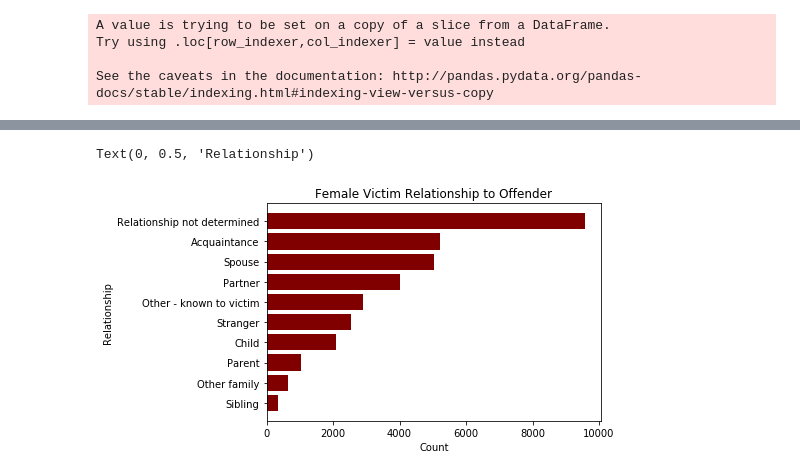
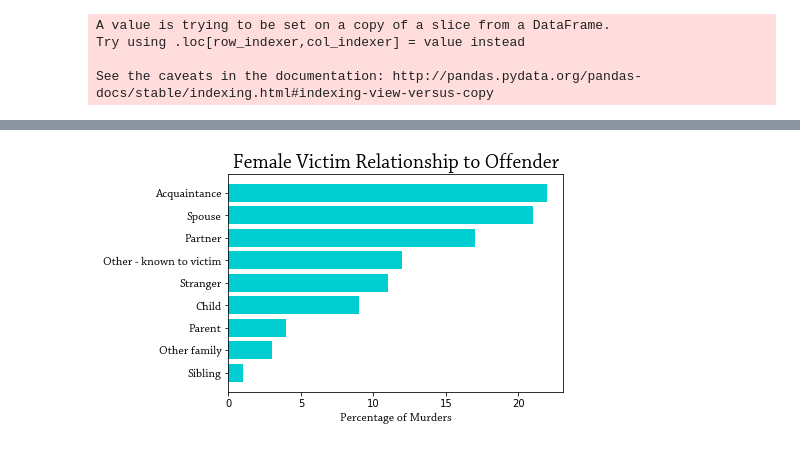
Before and after one commit to bendgame/Project-one, a Jupyter notebook: Midwest_Murder_Relationships.ipynb, the cells around one changed output, grey strips where cells are left out. Cells and saved outputs as stored; diff of their text form; code cells hidden in the pictures.

Commit message:
Colors on M/F charts finished. Re-did double bar chart. Started weapons.

```diff
--- a/Midwest_Murder_Relationships.ipynb
+++ b/Midwest_Murder_Relationships.ipynb
@@ -77,8 +76,19 @@ See the caveats in the documentation: http://pandas.pydata.org/pandas-docs/stabl
 # %%
-#Create female victim dataframe by relationship
+#Female Datafarme - pull out only female victims
 victims_df = relationship_df[['Relationship', 'VicSex']]
-female = victims_df.loc[victims_df["VicSex"] == "Female", :]
+female_victims = victims_df.loc[victims_df["VicSex"]=='Female', :]
+
+#Group Female Victims by Relationships
 female_victims = female.groupby('Relationship').count()
+
+#Rename columns
 female_victims_df = female_victims.rename(columns={"VicSex": "Female Victim"})
+
+#Sort values so graphs are in ascending order
 female_df = female_victims_df.reset_index().sort_values("Female Victim")
-female_df
+
+#Drop the highest outlier value: Relationship Undefined
+female_df = female_df.drop(6)
+
+#Unsort female df for double bar chart
+unsort_female_df = female_victims_df.reset_index().drop(6)
@@ -96,0 +102,5 @@ female_df
+# %%
+#Calculate the percentage of female victims by relationship (23810 is the sum of all female victims)
+female_percent = female_df['Female Victim']/23810*100
+female_percent = female_percent.round()
+female_percent
@@ -131,17 +191,16 @@ male_df
 # %%
 #Plot Female Victim Relationship Information
-y_axis = np.arange(len(female_df))
+y_axis = np.arange(len(female_percent))
 tick_locations = [value for value in y_axis]
 
 #plt.figure(figsize=(20,3))
-plt.barh(y_axis, female_df["Female Victim"], color='maroon', alpha= 1.0, align="center")
-plt.yticks(tick_locations, female_df["Relationship"], rotation="horizontal")
-
+plt.barh(y_axis, female_percent, color='darkturquoise', alpha= 1.0, align="center")
+plt.yticks(tick_locations, female_df["Relationship"], fontname='Chaparral Pro',
+           fontsize=12, rotation="horizontal")
 
 # Set a Title and labels
-plt.title("Female Victim Relationship to Offender")
-plt.xlabel("Count")
-plt.ylabel("Relationship")
+plt.title("Female Victim Relationship to Offender", fontname='Chaparral Pro', fontsize=20)
+plt.xlabel("Percentage of Murders", fontname='Chaparral Pro', fontsize=12)
+plt.show()
 # %% [output]
-Text(0, 0.5, 'Relationship')
-[figure, old version]
+[figure, new version]
```
Also changed, not shown: parts of 19 cells of this notebook.
